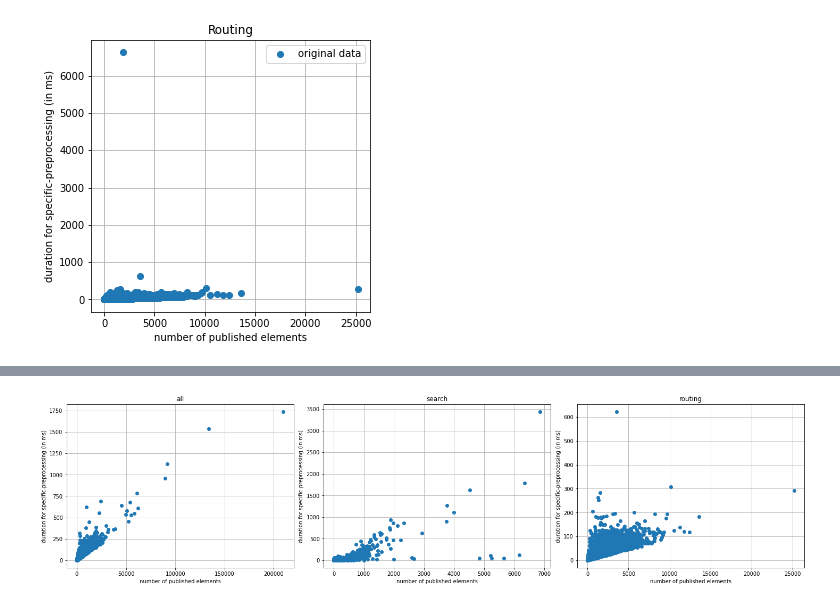
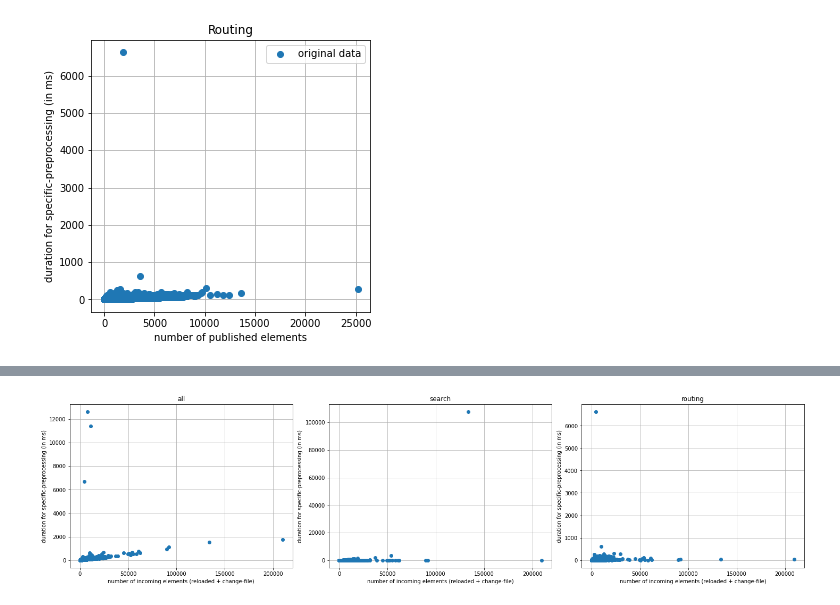
Before and after one commit to noxz-dev/osm-cqrs, a Jupyter notebook: docs/results/Analysis.ipynb, the cells around one changed output, grey strips where cells are left out. Cells and saved outputs as stored; diff of their text form; code cells hidden in the pictures.

```diff
--- a/docs/results/Analysis.ipynb
+++ b/docs/results/Analysis.ipynb
@@ -390,3 +392,38 @@ plt.grid()
 plt.show()
 # %% [output]
 [figure]
+# %%
+FILTER_ATTRIBUTE = DURATION_FOR_SPECIFIC_FILTERING
+X_AXIS_VALUE = NUM_OF_INCOMING_ELEMENTS
+search_dataframe = statistics["Search"]
+search_filtered_dataframe = search_dataframe[search_dataframe[FILTER_ATTRIBUTE] < 100000].sort_values([X_AXIS_VALUE])
+search_x = search_filtered_dataframe[X_AXIS_VALUE]
+search_y = search_filtered_dataframe[FILTER_ATTRIBUTE]
+
+routing_dataframe = statistics["Routing"]
+routing_filtered_dataframe = routing_dataframe[routing_dataframe[FILTER_ATTRIBUTE] < 6000].sort_values([X_AXIS_VALUE])
+routing_x = routing_filtered_dataframe[X_AXIS_VALUE]
+routing_y = routing_filtered_dataframe[FILTER_ATTRIBUTE]
+
+all_dataframe = statistics["All"]
+all_filtered_dataframe = all_dataframe[all_dataframe[FILTER_ATTRIBUTE] < 6000].sort_values([X_AXIS_VALUE])
+all_x = all_filtered_dataframe[X_AXIS_VALUE]
+all_y = all_filtered_dataframe[FILTER_ATTRIBUTE]
+
+fig, axs = plt.subplots(1, 3, figsize=(20, 5), constrained_layout=True)
+
+axs[0].plot(all_x, all_y, 'o')
+axs[0].set_title("all")
+axs[0].grid()
+# axs[1].scatter(search_x, search_y, s=search_filtered_dataframe[NUM_OF_INCOMING_ELEMENTS]/300)
+axs[1].plot(search_x, search_y, 'o')
+axs[1].set_title("search")
+axs[1].grid()
+axs[2].plot(routing_x, routing_y, 'o')
+axs[2].set_title("routing")
+axs[2].grid()
+
+for ax in axs.flat:
+    ax.set(xlabel=X_AXIS_VALUE, ylabel=FILTER_ATTRIBUTE)
+
+# fig.savefig('./subject_filtering_comparison.pdf')
@@ -393,37 +432,37 @@ plt.show()
 # %%
 FILTER_ATTRIBUTE = DURATION_FOR_SPECIFIC_FILTERING
-X_AXIS_VALUE = NUM_OF_PUBLISHED_ELEMENTS
+X_AXIS_VALUE = NUM_OF_INCOMING_ELEMENTS
 search_dataframe = statistics["Search"]
-search_filtered_dataframe = search_dataframe[search_dataframe[FILTER_ATTRIBUTE] < 100000].sort_values([X_AXIS_VALUE])
+search_filtered_dataframe = search_dataframe.sort_values([X_AXIS_VALUE])
 search_x = search_filtered_dataframe[X_AXIS_VALUE]
 search_y = search_filtered_dataframe[FILTER_ATTRIBUTE]
 
 routing_dataframe = statistics["Routing"]
-routing_filtered_dataframe = routing_dataframe[routing_dataframe[FILTER_ATTRIBUTE] < 6000].sort_values([X_AXIS_VALUE])
+routing_filtered_dataframe = routing_dataframe.sort_values([X_AXIS_VALUE])
 routing_x = routing_filtered_dataframe[X_AXIS_VALUE]
 routing_y = routing_filtered_dataframe[FILTER_ATTRIBUTE]
 
 all_dataframe = statistics["All"]
-all_filtered_dataframe = all_dataframe[all_dataframe[FILTER_ATTRIBUTE] < 6000].sort_values([X_AXIS_VALUE])
+all_filtered_dataframe = all_dataframe.sort_values([X_AXIS_VALUE])
 all_x = all_filtered_dataframe[X_AXIS_VALUE]
 all_y = all_filtered_dataframe[FILTER_ATTRIBUTE]
 
 fig, axs = plt.subplots(1, 3, figsize=(20, 5), constrained_layout=True)
 
 axs[0].plot(all_x, all_y, 'o')
 axs[0].set_title("all")
 axs[0].grid()
 axs[1].plot(search_x, search_y, 'o')
 axs[1].set_title("search")
 axs[1].grid()
 axs[2].plot(routing_x, routing_y, 'o')
 axs[2].set_title("routing")
 axs[2].grid()
 
 for ax in axs.flat:
     ax.set(xlabel=X_AXIS_VALUE, ylabel=FILTER_ATTRIBUTE)
 # %% [output]
-[figure, old version]
+[figure, new version]
 # %%
 FILTER_ATTRIBUTE = DURATION_COMPLETE
 X_AXIS_VALUE = NUM_OF_INCOMING_ELEMENTS
```
Also changed, not shown: parts of 11 cells of this notebook, 17 other files.
